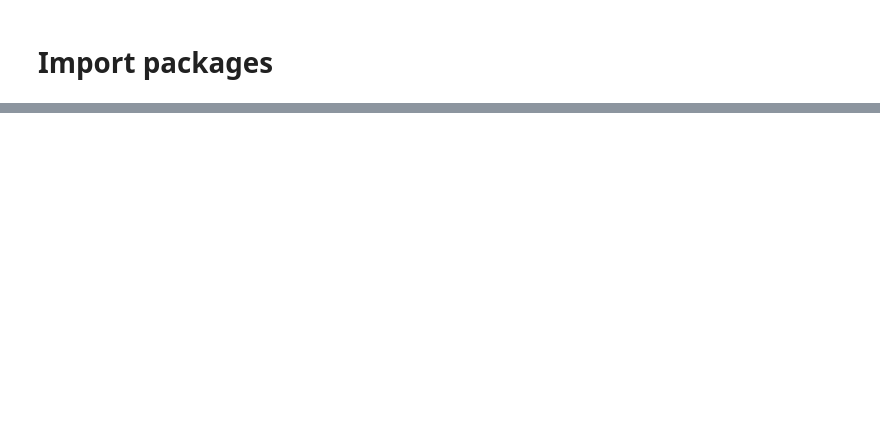
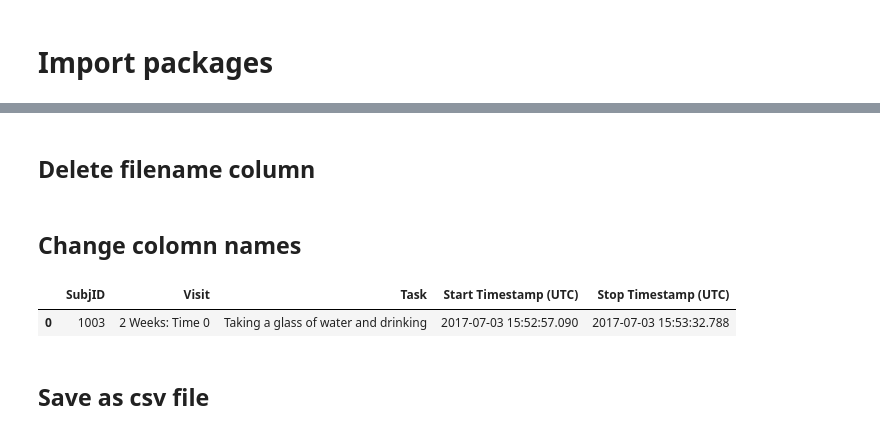
Before and after one commit to kamshee/CIS-PD_Curation, a Jupyter notebook: data_assembly_cispd_curation.ipynb, the cells around one changed output, grey strips where cells are left out. Saved outputs shown, nothing was run; the diff lists cells and outputs as text; code cells hidden in the pictures; blank space fills up the shorter version.

```diff
--- a/data_assembly_cispd_curation.ipynb
+++ b/data_assembly_cispd_curation.ipynb
@@ -86,0 +117,6 @@ df
+# %%
+# add columns to df
+start = np.asarray(start)
+stop = np.asarray(stop)
+df['start timestamp'] = start
+df['stop timestamp'] = stop
@@ -86,0 +125,11 @@ df
+# %%
+oldname = ['0','1','2','3','4','5','6']
+newname = ['2 Weeks: Time 0',
+           '2 Weeks: Time 30',
+           '2 Weeks: Time 60',
+           '2 Weeks: Time 90',
+           '2 Weeks: Time 120',
+           '2 Weeks: Time 150',
+           '1 Month']
+namechange = dict(zip(oldname, newname))
+df = df.replace({'time':namechange})
@@ -86,0 +138,14 @@ df
+# %%
+key = ['Shaking', 'Stndg', 'Wlkg', 'WlkgCnt', 'FtnR', 'FtnL', 'RamR', 'RamL', 'SitStand',
+       'Drwg', 'Typg', 'NtsBts', 'Drnkg', 'Sheets', 'Fldg', 'Sitng']
+value = ['Shaking','Standing','Walking','Walking while counting',
+         'Finger to nose--right hand', 'Finger to nose--left hand',
+         'Alternating right hand movements', 'Alternating left hand movements',
+         'Sit to stand','Drawing on a paper',
+         'Typing on a computer keyboard','Assembling nuts and bolts',
+         'Taking a glass of water and drinking','Organizing sheets in a folder',
+         'Folding towels','Sitting']
+name_dict = dict(zip(key,value))
+df.task = df.task.map(name_dict)
+# %% [markdown]
+## Delete filename column
@@ -86,0 +154,11 @@ df
+# %% [markdown]
+## Change colomn names
+# %%
+df.columns = ['SubjID', 'Visit', 'Task', 'Start Timestamp (UTC)', 'Stop Timestamp (UTC)']
+# %%
+df.head(1)
+# %% [output]
+|  | SubjID | Visit | Task | Start Timestamp (UTC) | Stop Timestamp (UTC) |
+| 0 | 1003 | 2 Weeks: Time 0 | Taking a glass of water and drinking | 2017-07-03 15:52:57.090 | 2017-07-03 15:53:32.788 |
+# %% [markdown]
+## Save as csv file
```
Also changed, not shown: parts of 48 cells of this notebook, 2 other files.
